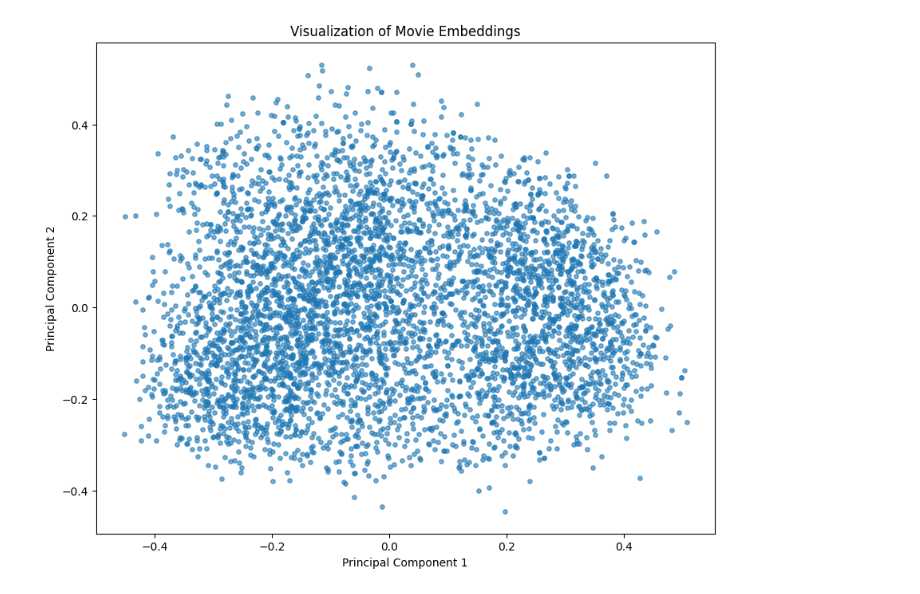
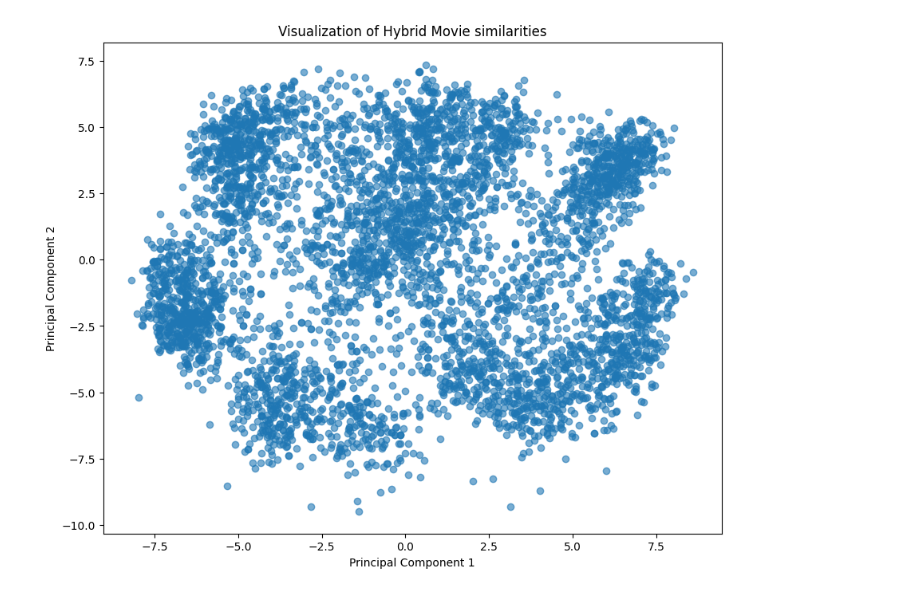
Before and after one commit to Djax05/Movie-Recommender, a Jupyter notebook: notebooks/visualization.ipynb, the cells around one changed output. Saved outputs shown, nothing was run; the diff lists cells and outputs as text; code cells hidden in the pictures.

Commit message:
Visualized the hybrid movie recommender

```diff
--- a/notebooks/visualization.ipynb
+++ b/notebooks/visualization.ipynb
@@ -10,20 +7,27 @@ data = pd.read_csv('../data/cleaned_data.csv')
+# %%
+data = pd.read_csv("../data/data_sample.csv")
+semantic_sim = np.load("../data/cosine_sim_semantic.npy")
+genre_sim = np.load("../data/genre_similarity.npy")
+numeric_sim = np.load("../data/numeric_sim.npy")
+
+w_semantic = 0.5
+w_genre = 0.3
+w_numeric = 0.2
+
+hybrid_sim = (w_semantic * semantic_sim) + (w_genre * genre_sim) + (w_numeric * numeric_sim)
 # %%
 pca = PCA(n_components=2)
-reduced_embeddings = pca.fit_transform(sentence_embeddings)
+movie_coords = pca.fit_transform(hybrid_sim)
 # %%
-pca_df = pd.DataFrame({
-    'x' : reduced_embeddings[:, 0],
-    'y' : reduced_embeddings[:, 1],
-    'title' : data['movie_title'],
-    'genre' : data['genres'] if 'genres' in data.columns else 'Unknown'
-})
+data['x'] = movie_coords[:, 0]
+data['y'] = movie_coords[:, 1]
 # %%
 plt.figure(figsize=(10, 8))
-plt.scatter(pca_df['x'], pca_df['y'], alpha=0.6, s=15)
-plt.title('Visualization of Movie Embeddings')
+plt.scatter(data['x'], data['y'], alpha=0.6,)
+plt.title('Visualization of Hybrid Movie similarities')
 plt.xlabel("Principal Component 1")
 plt.ylabel("Principal Component 2")
 plt.show()
 # %% [output]
-[figure, old version]
+[figure, new version]
 # %%
```
Also changed, not shown: parts of 6 cells of this notebook, 3 other files.
